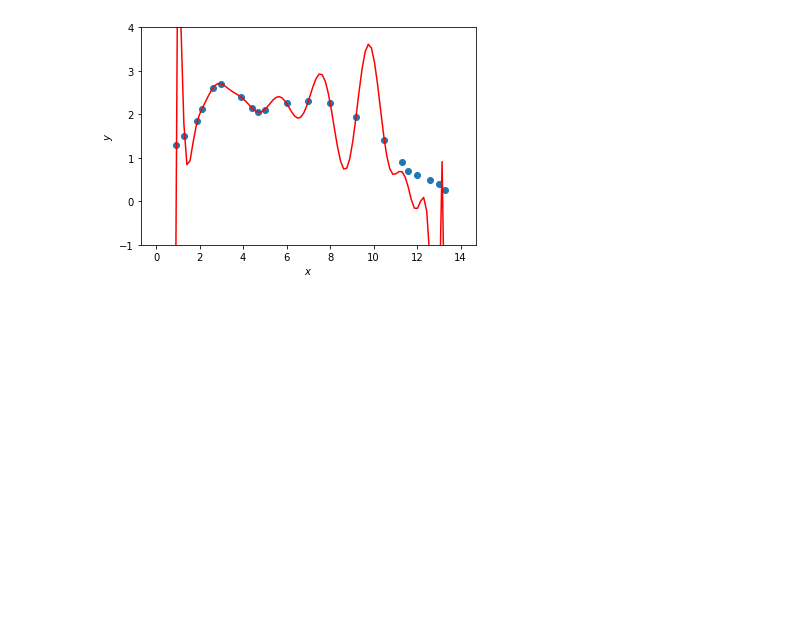
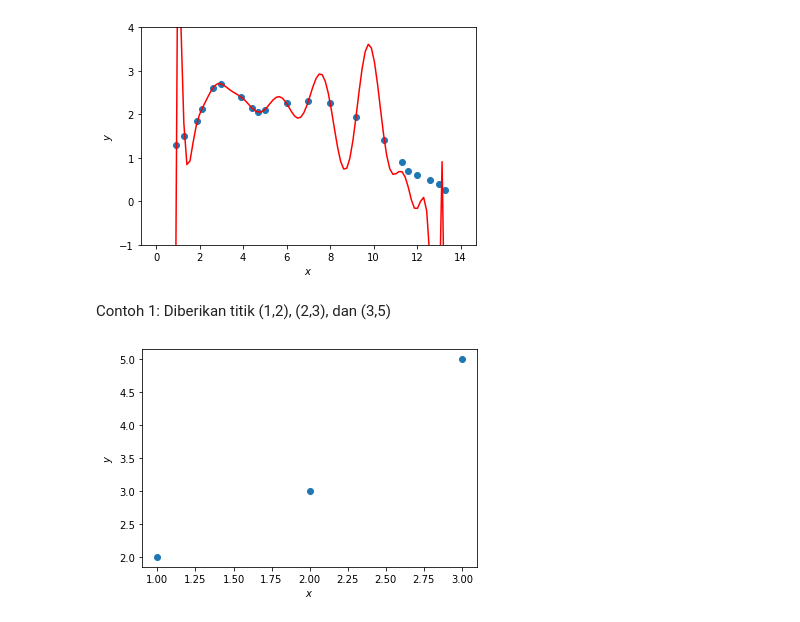
Before and after one commit to liebenlito/Metode-Numerik, a Jupyter notebook: interpolasi_(spline).ipynb, the cells around one changed output. Saved outputs shown, nothing was run; the diff lists cells and outputs as text; code cells hidden in the pictures; blank space fills up the shorter version.

```diff
--- a/interpolasi_(spline).ipynb
+++ b/interpolasi_(spline).ipynb
@@ -39,3 +39,15 @@ plt.ylabel("$y$");
 plt.ylim([-1, 4]);
 # %% [output]
 [figure]
+# %% [markdown]
+Contoh 1:
+Diberikan titik (1,2), (2,3), dan (3,5)
+# %%
+x = np.array([1,2,3])
+y = np.array([2,3,5])
+# %%
+plt.scatter(x,y);
+plt.xlabel("$x$");
+plt.ylabel("$y$");
+# %% [output]
+[figure, added]
```
Also changed, not shown: parts of 3 cells of this notebook.
